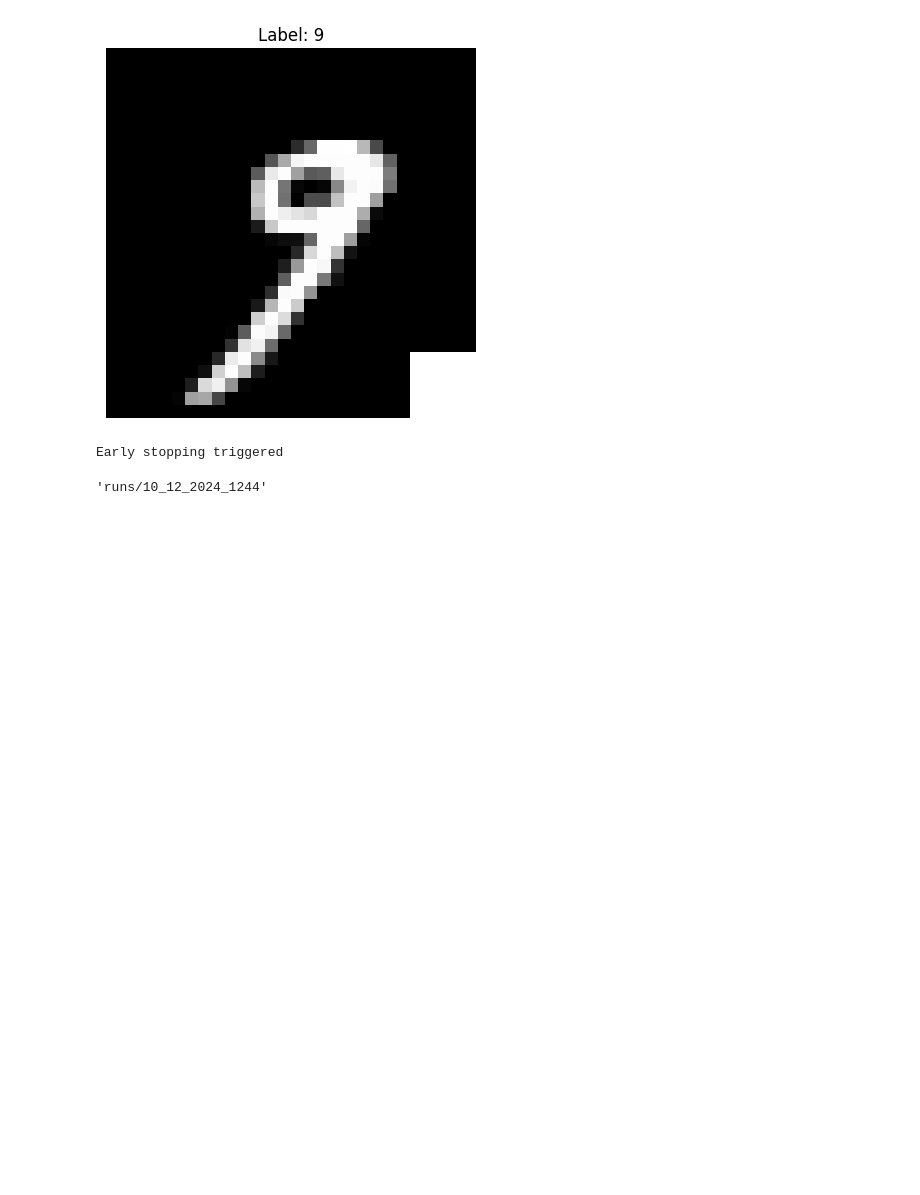
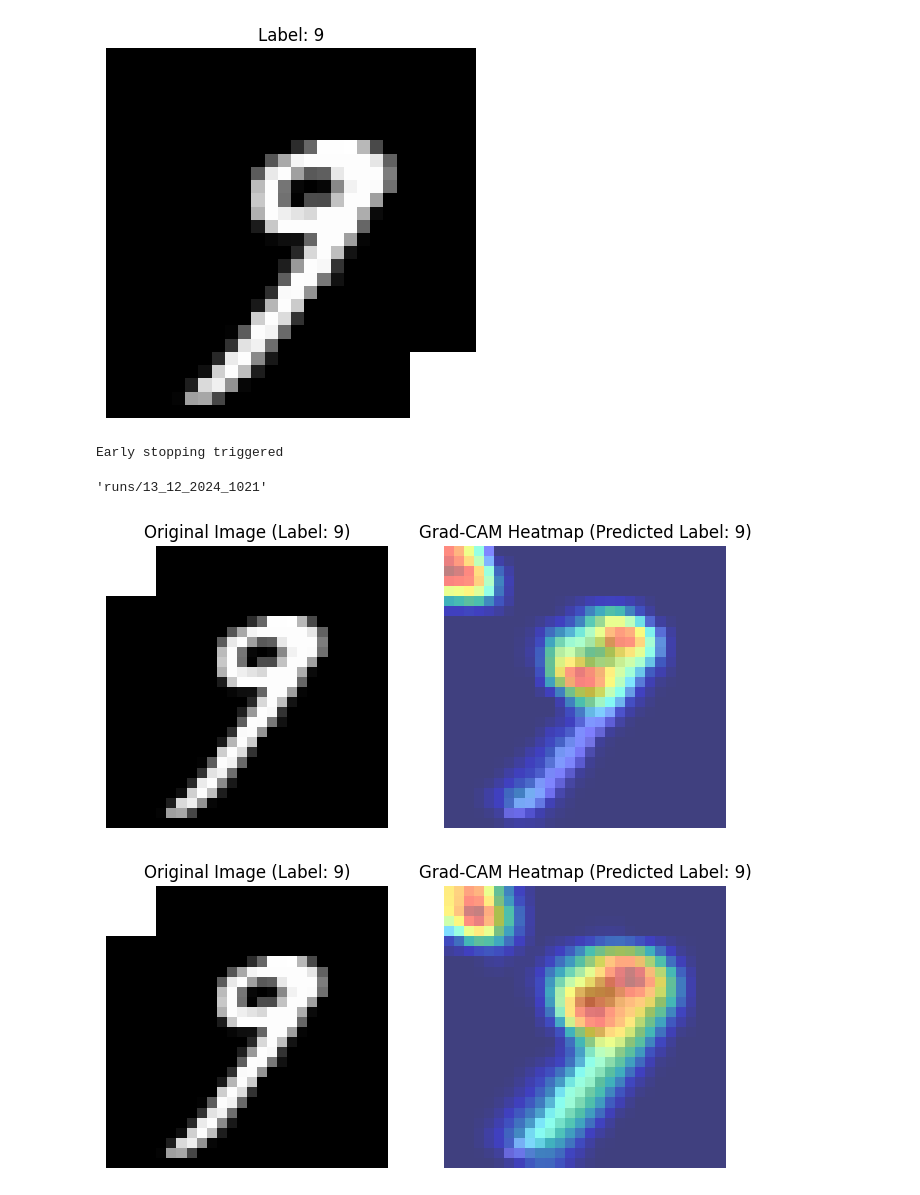
Before and after one commit to turquenite/Spurious-Correlations, a Jupyter notebook: sandbox.ipynb, the cells around one changed output. Saved outputs shown, nothing was run; the diff lists cells and outputs as text; code cells hidden in the pictures; blank space fills up the shorter version.

```diff
--- a/sandbox.ipynb
+++ b/sandbox.ipynb
@@ -68,7 +20,7 @@ train_dataset = MNISTDataset(
         9: top_left_square,
         7: bottom_right_square,
     },
-    minority_spurious_features={9: bottom_right_square, 7: top_left_square},
+    # minority_spurious_features={9: bottom_right_square, 7: top_left_square},
     probabilities={9: 0.95, 7: 0.95},
 )
 
@@ -79,7 +31,7 @@ same_validation_dataset = MNISTDataset(
         9: top_left_square,
         7: bottom_right_square,
     },
-    minority_spurious_features={9: bottom_right_square, 7: top_left_square},
+    # minority_spurious_features={9: bottom_right_square, 7: top_left_square},
     probabilities={9: 0.95, 7: 0.95},
 )
 
@@ -90,7 +42,7 @@ opposite_validation_dataset = MNISTDataset(
         9: bottom_right_square,
         7: top_left_square,
     },
-    minority_spurious_features={9: top_left_square, 7: bottom_right_square},
+    # minority_spurious_features={9: top_left_square, 7: bottom_right_square},
     probabilities={9: 0.95, 7: 0.95},
 )
 
@@ -98,6 +50,3 @@ non_spurious_validation_dataset = MNISTDataset(
     train=False,
     labels=[9, 7],
 )
-
-# TODO
-# only spurious dataset = MNISTDataset()
@@ -144,10 +89,12 @@ dfr_train_set.view_item(5)
 # %% [output]
 [figure]
 # %%
+dfr_model = SimpleModel(num_classes=2)
+
 model_path, tensorboard_path = deep_feature_reweighting(
     path_to_model=model_path,
     path_to_tensorboard_run=tensorboard_path,
-    model=SimpleModel(num_classes=2),
+    model=dfr_model,
     num_epochs=50,
     validation_loaders=validation_dataloaders,
     train_loader=dfr_loader,
@@ -160,4 +107,10 @@ Early stopping triggered
 # %%
 tensorboard_path
 # %% [output]
-'runs/10_12_2024_1244'
+'runs/13_12_2024_1021'
+# %%
+train_dataset.gradcam(model, 5, model.conv2)
+train_dataset.gradcam(dfr_model, 5, dfr_model.conv2)
+# %% [output]
+[figure, added]
+[figure, added]
```
Also changed, not shown: parts of 5 cells of this notebook.
